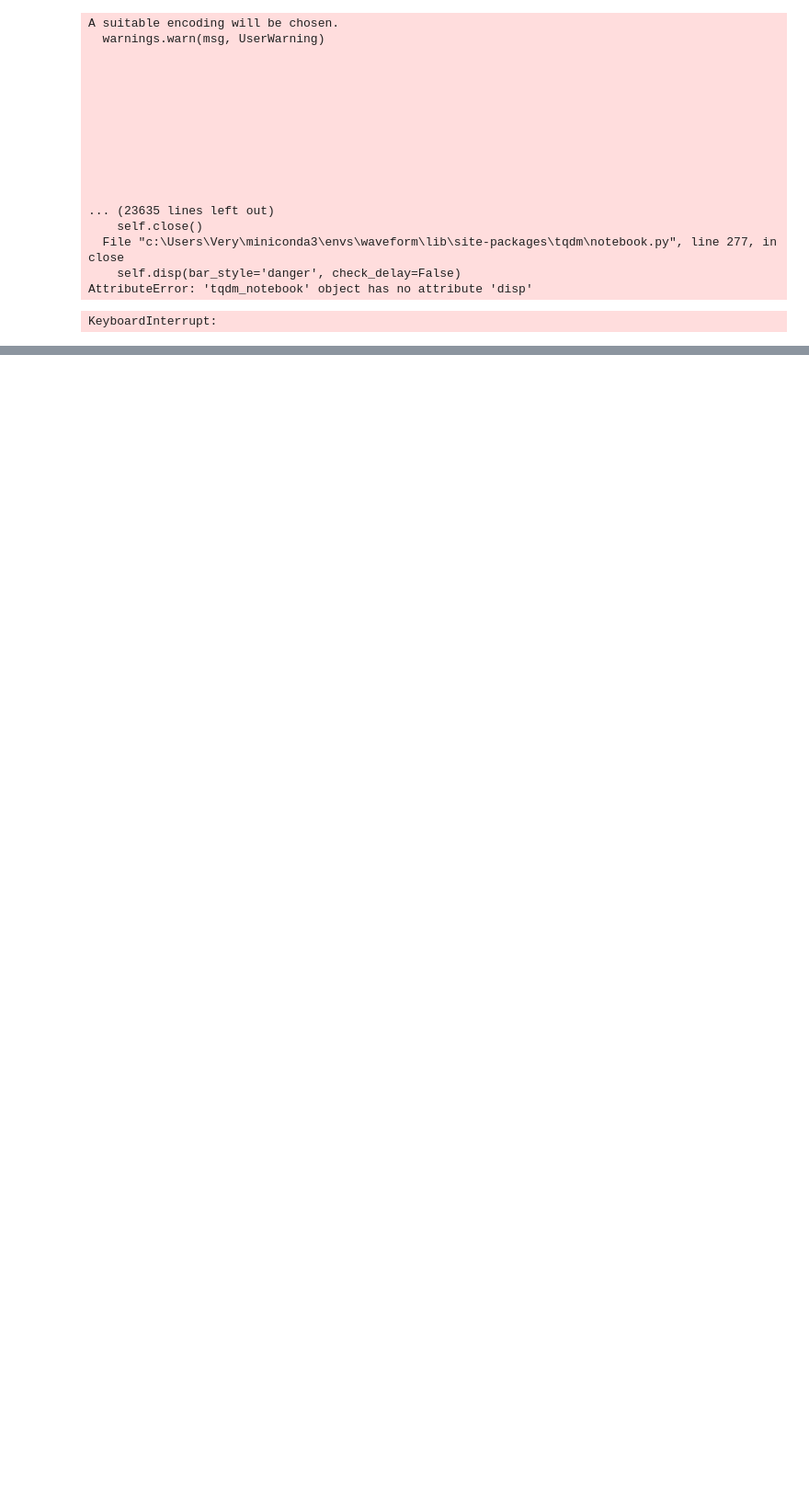
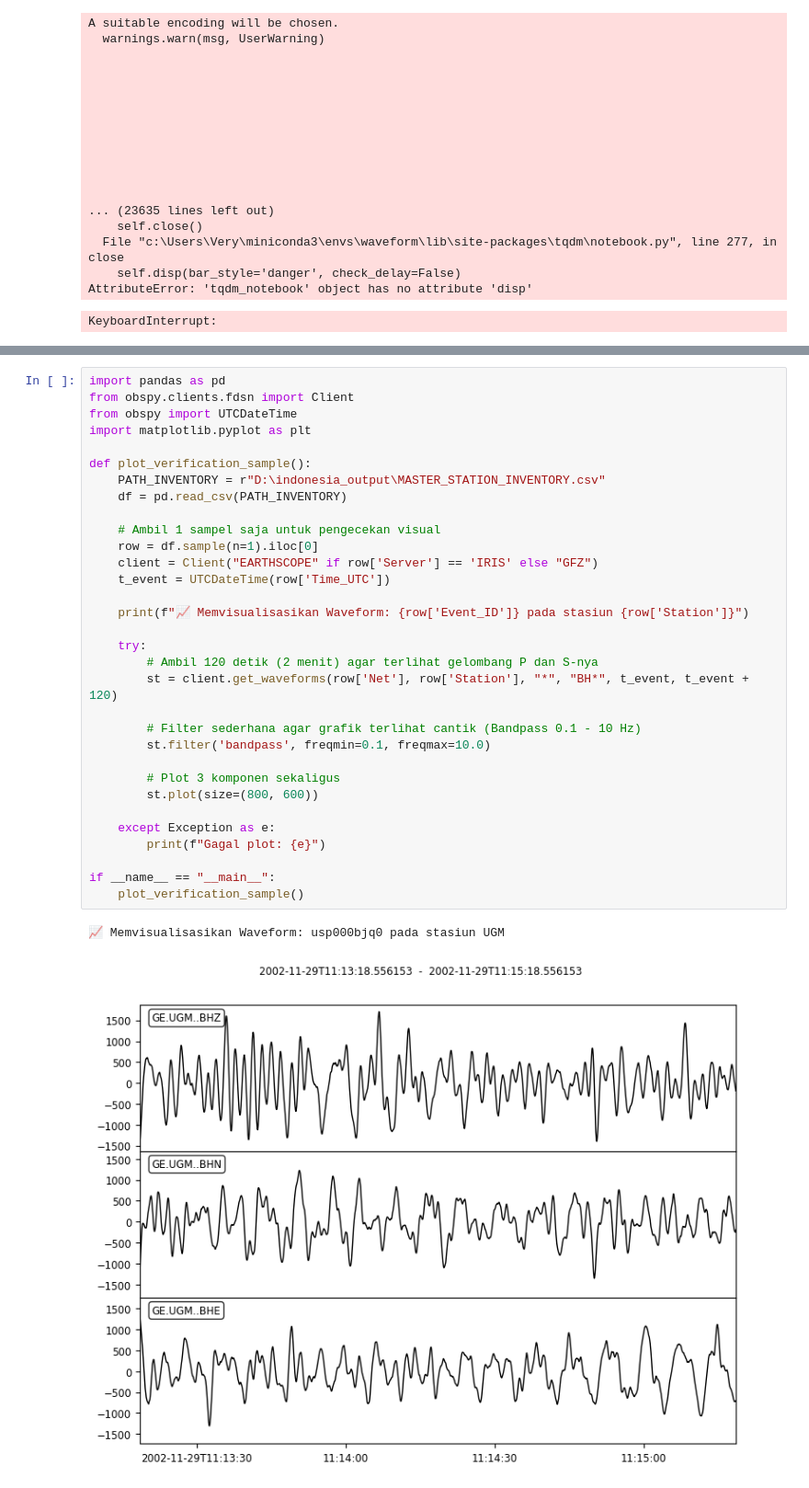
Before and after one commit to verykurniabakti/seismiccode, a Jupyter notebook: mcu_quake/code_gen_trying/pre_processing_bmkg/katalog_noise_usgs_2001_2005_windows.ipynb, the cells around one changed output, grey strips where cells are left out. Shown at 92% size. Saved outputs shown, nothing was run; the diff lists cells and outputs as text; blank space fills up the shorter version.

```diff
--- a/mcu_quake/code_gen_trying/pre_processing_bmkg/katalog_noise_usgs_2001_2005_windows.ipynb
+++ b/mcu_quake/code_gen_trying/pre_processing_bmkg/katalog_noise_usgs_2001_2005_windows.ipynb
@@ -118,0 +512,35 @@ KeyboardInterrupt:
+# %%
+import pandas as pd
+from obspy.clients.fdsn import Client
+from obspy import UTCDateTime
+import matplotlib.pyplot as plt
+
+def plot_verification_sample():
+    PATH_INVENTORY = r"D:\indonesia_output\MASTER_STATION_INVENTORY.csv"
+    df = pd.read_csv(PATH_INVENTORY)
+
+    # Ambil 1 sampel saja untuk pengecekan visual
+    row = df.sample(n=1).iloc[0]
+    client = Client("EARTHSCOPE" if row['Server'] == 'IRIS' else "GFZ")
+    t_event = UTCDateTime(row['Time_UTC'])
+
+    print(f"📈 Memvisualisasikan Waveform: {row['Event_ID']} pada stasiun {row['Station']}")
+
+    try:
+        # Ambil 120 detik (2 menit) agar terlihat gelombang P dan S-nya
+        st = client.get_waveforms(row['Net'], row['Station'], "*", "BH*", t_event, t_event + 120)
+
+        # Filter sederhana agar grafik terlihat cantik (Bandpass 0.1 - 10 Hz)
+        st.filter('bandpass', freqmin=0.1, freqmax=10.0)
+
+        # Plot 3 komponen sekaligus
+        st.plot(size=(800, 600))
+
+    except Exception as e:
+        print(f"Gagal plot: {e}")
+
+if __name__ == "__main__":
+    plot_verification_sample()
+# %% [output]
+📈 Memvisualisasikan Waveform: usp000bjq0 pada stasiun UGM
+[figure, added]
```
Also changed, not shown: parts of 5 cells of this notebook, 2 other files.
